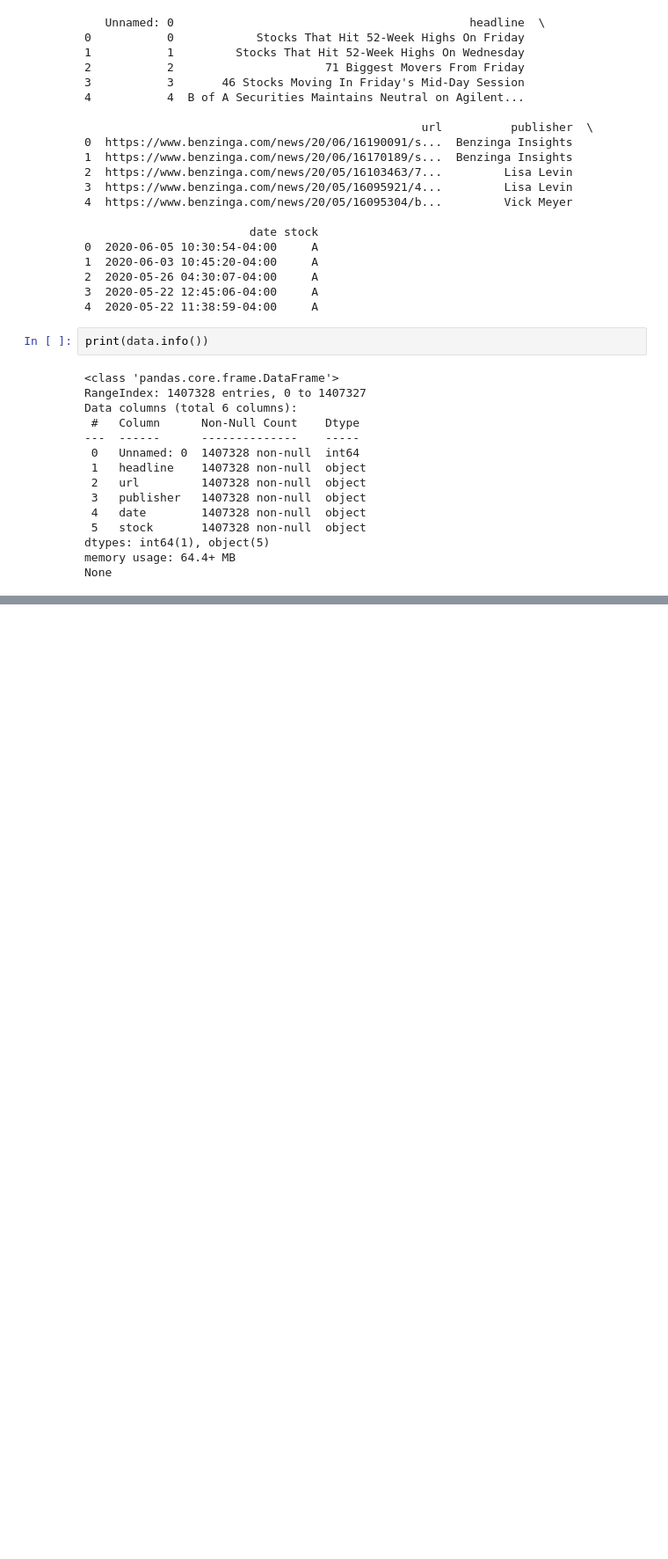
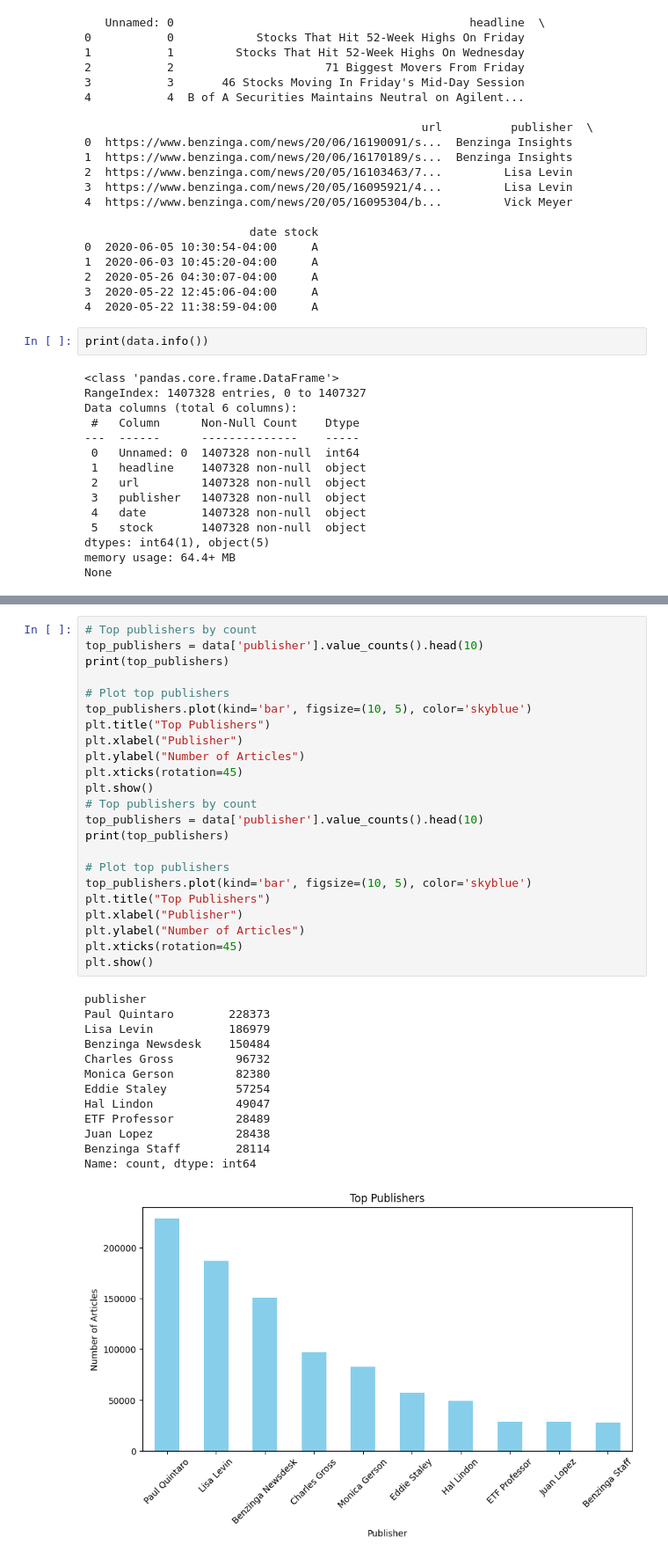
Before and after one commit to hasankere/Training, a Jupyter notebook: notebooks/stock_data_analysis.ipynb, the cells around one changed output, grey strips where cells are left out. Shown at 88% size. Cells and saved outputs as stored; diff of their text form; blank space fills up the shorter version.

```diff
--- a/notebooks/stock_data_analysis.ipynb
+++ b/notebooks/stock_data_analysis.ipynb
@@ -56,0 +97,37 @@ None
+# %%
+# Top publishers by count
+top_publishers = data['publisher'].value_counts().head(10)
+print(top_publishers)
+
+# Plot top publishers
+top_publishers.plot(kind='bar', figsize=(10, 5), color='skyblue')
+plt.title("Top Publishers")
+plt.xlabel("Publisher")
+plt.ylabel("Number of Articles")
+plt.xticks(rotation=45)
+plt.show()
+# Top publishers by count
+top_publishers = data['publisher'].value_counts().head(10)
+print(top_publishers)
+
+# Plot top publishers
+top_publishers.plot(kind='bar', figsize=(10, 5), color='skyblue')
+plt.title("Top Publishers")
+plt.xlabel("Publisher")
+plt.ylabel("Number of Articles")
+plt.xticks(rotation=45)
+plt.show()
+# %% [output]
+publisher
+Paul Quintaro        228373
+Lisa Levin           186979
+Benzinga Newsdesk    150484
+Charles Gross         96732
+Monica Gerson         82380
+Eddie Staley          57254
+Hal Lindon            49047
+ETF Professor         28489
+Juan Lopez            28438
+Benzinga Staff        28114
+Name: count, dtype: int64
+[figure, added]
```
Also changed, not shown: parts of 11 cells of this notebook.
